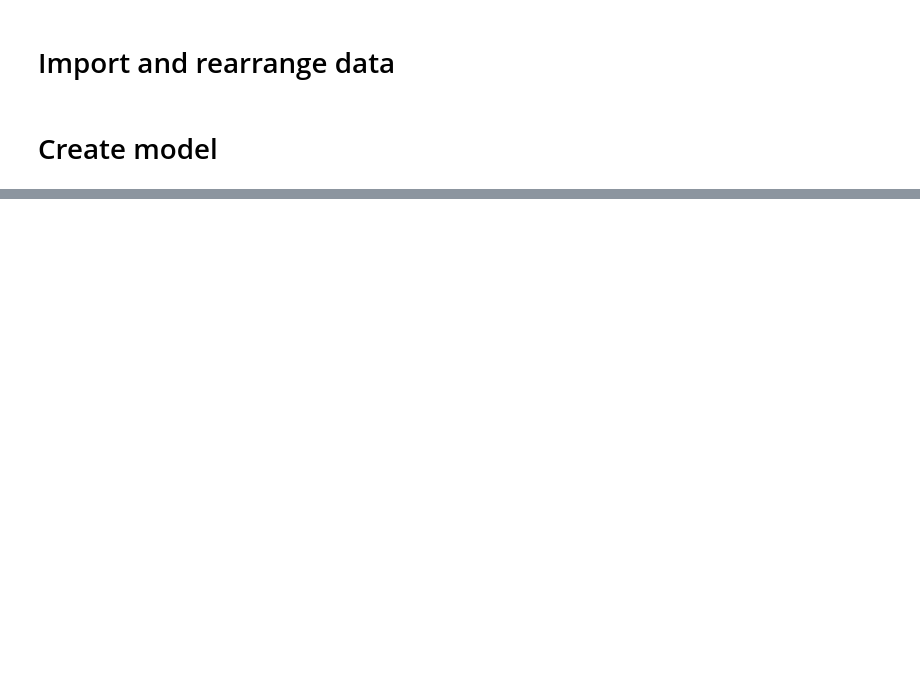
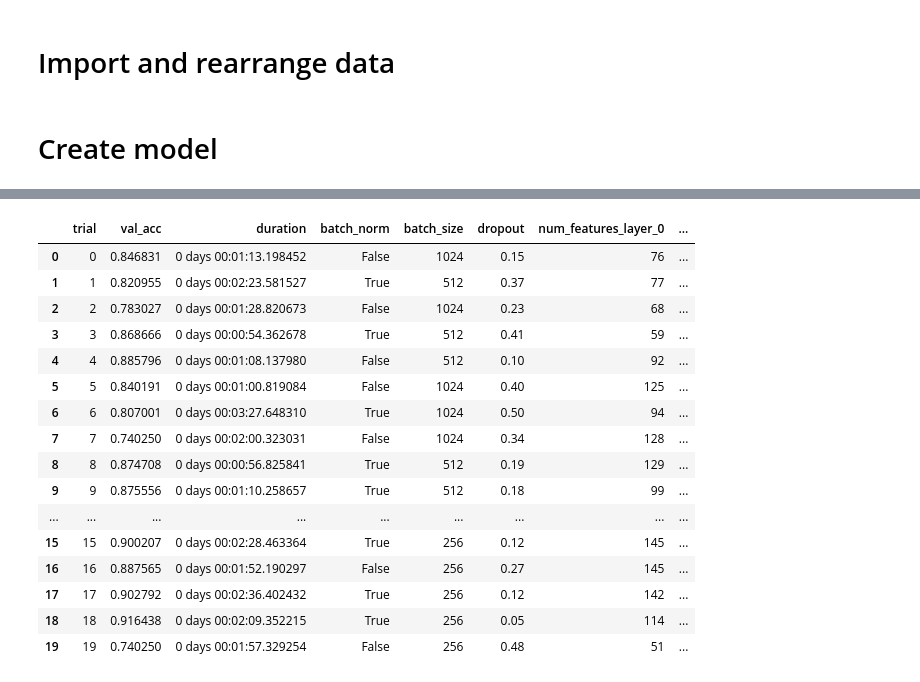
Before and after one commit to GilbertoCunha/LHC-VLQ-Classifier, a Jupyter notebook: VLQs/Classifier.ipynb, the cells around one changed output, grey strips where cells are left out. Saved outputs shown, nothing was run; the diff lists cells and outputs as text; code cells hidden in the pictures; blank space fills up the shorter version.

```diff
--- a/VLQs/Classifier.ipynb
+++ b/VLQs/Classifier.ipynb
@@ -176,0 +133,3 @@ Epoch 39/500
+# %%
+study = optuna.create_study(direction="maximize")
+study.optimize(objective, n_trials=20)
@@ -176,0 +246,41 @@ Epoch 39/500
+# %%
+def process_study_df(study_df):
+    """
+    This function processes the study dataframe so that it is more concise and easier to read
+
+    study_df -> pandas dataframe: optuna default study dataframe
+
+    return -> pandas dataframe: processes study dataframe
+    """
+
+    study_df.rename(columns={"number": "trial", "value": "val_acc"}, inplace=True)
+    study_df.drop(["datetime_start", "datetime_complete"], axis=1, inplace=True)
+    param_name_dict = {}
+    for column in study_df:
+        if "params" in column:
+            param_name_dict[column] = column.replace("params_", "")
+    study_df.rename(columns=param_name_dict, inplace=True)
+
+    return study_df
+# %%
+study_df = process_study_df(study.trials_dataframe())
+study_df.to_hdf("optuna_studies/study_1.h5", key="study")
+study_df
+# %% [output]
+|  | trial | val_acc | duration | batch_norm | batch_size | dropout | num_features_layer_0 | ... |
+| 0 | 0 | 0.846831 | 0 days 00:01:13.198452 | False | 1024 | 0.15 | 76 | ... |
+| 1 | 1 | 0.820955 | 0 days 00:02:23.581527 | True | 512 | 0.37 | 77 | ... |
+| 2 | 2 | 0.783027 | 0 days 00:01:28.820673 | False | 1024 | 0.23 | 68 | ... |
+| 3 | 3 | 0.868666 | 0 days 00:00:54.362678 | True | 512 | 0.41 | 59 | ... |
+| 4 | 4 | 0.885796 | 0 days 00:01:08.137980 | False | 512 | 0.10 | 92 | ... |
+| 5 | 5 | 0.840191 | 0 days 00:01:00.819084 | False | 1024 | 0.40 | 125 | ... |
+| 6 | 6 | 0.807001 | 0 days 00:03:27.648310 | True | 1024 | 0.50 | 94 | ... |
+| 7 | 7 | 0.740250 | 0 days 00:02:00.323031 | False | 1024 | 0.34 | 128 | ... |
+| 8 | 8 | 0.874708 | 0 days 00:00:56.825841 | True | 512 | 0.19 | 129 | ... |
+| 9 | 9 | 0.875556 | 0 days 00:01:10.258657 | True | 512 | 0.18 | 99 | ... |
+| ... | ... | ... | ... | ... | ... | ... | ... | ... |
+| 15 | 15 | 0.900207 | 0 days 00:02:28.463364 | True | 256 | 0.12 | 145 | ... |
+| 16 | 16 | 0.887565 | 0 days 00:01:52.190297 | False | 256 | 0.27 | 145 | ... |
+| 17 | 17 | 0.902792 | 0 days 00:02:36.402432 | True | 256 | 0.12 | 142 | ... |
+| 18 | 18 | 0.916438 | 0 days 00:02:09.352215 | True | 256 | 0.05 | 114 | ... |
+| 19 | 19 | 0.740250 | 0 days 00:01:57.329254 | False | 256 | 0.48 | 51 | ... |
```
Also changed, not shown: parts of 14 cells of this notebook, 1 other file.
